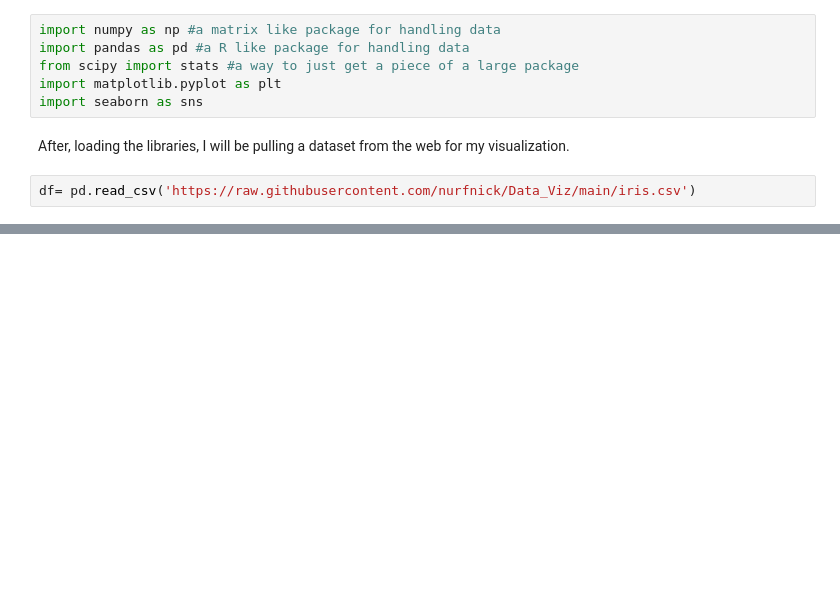
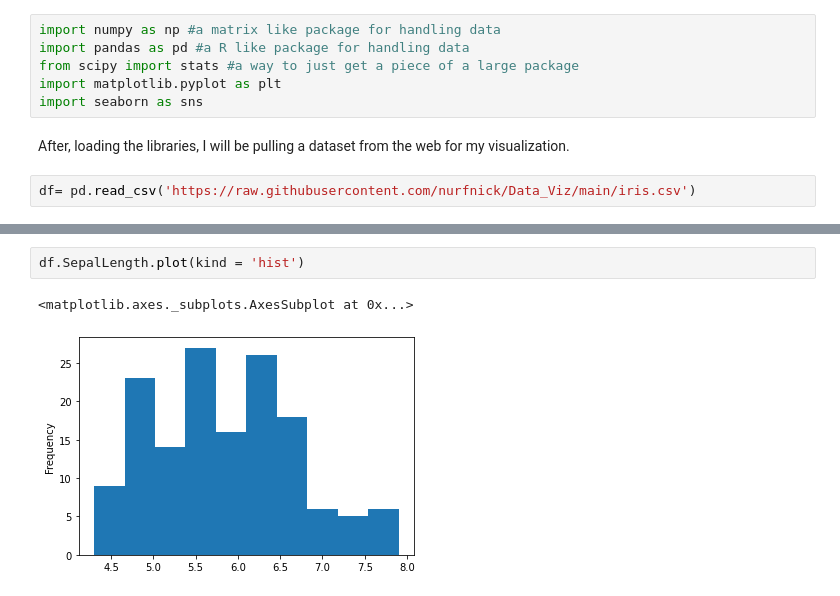
Before and after one commit to SagarSitaula1/Data-Visual, a Jupyter notebook: Datavisual.ipynb, the cells around one changed output, grey strips where cells are left out. Cells and saved outputs as stored; diff of their text form; blank space fills up the shorter version.

```diff
--- a/Datavisual.ipynb
+++ b/Datavisual.ipynb
@@ -18,0 +27,5 @@ df= pd.read_csv('https://raw.githubusercontent.com/nurfnick/Data_Viz/main/iris.c
+# %%
+df.SepalLength.plot(kind = 'hist')
+# %% [output]
+<matplotlib.axes._subplots.AxesSubplot at 0x...>
+[figure, added]
```
Also changed, not shown: parts of 8 cells of this notebook.
